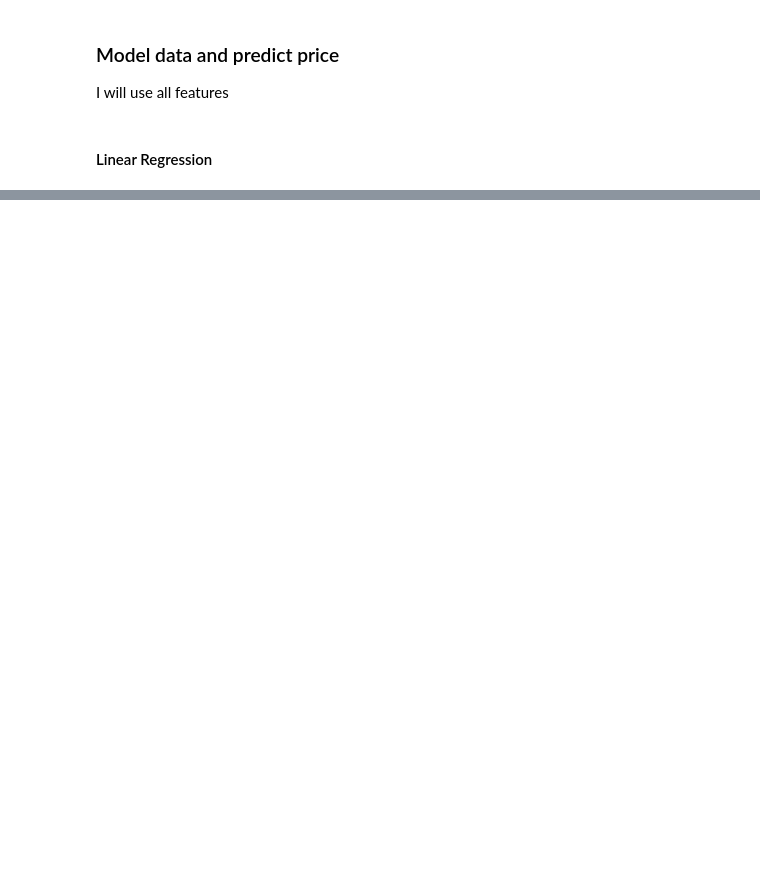
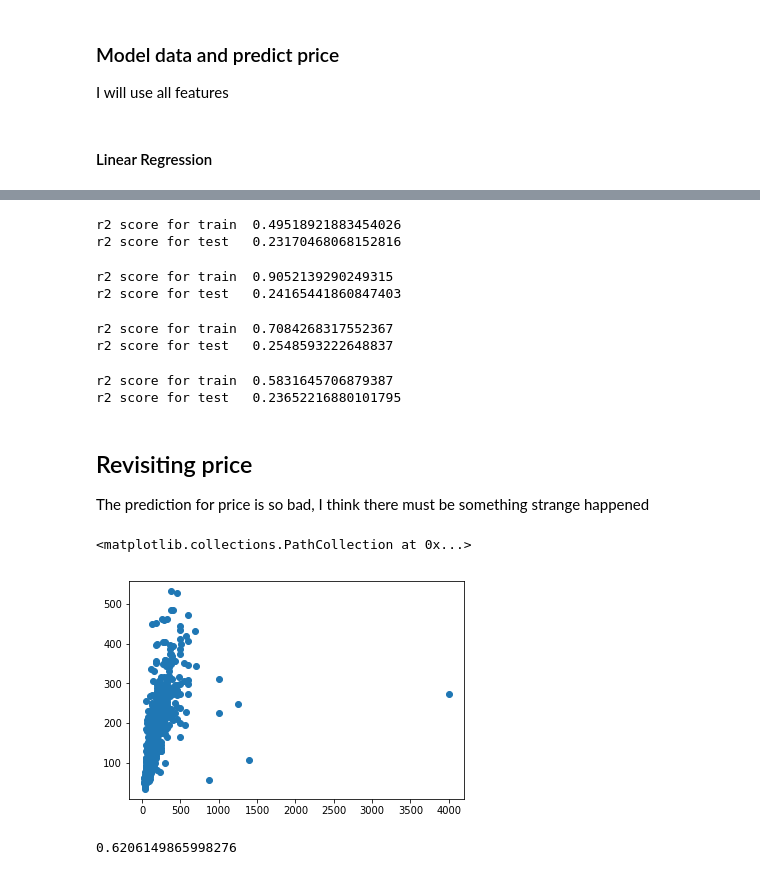
Before and after one commit to liankun/Boston_AirBNB, a Jupyter notebook: listings_ana.ipynb, the cells around one changed output, grey strips where cells are left out. Saved outputs shown, nothing was run; the diff lists cells and outputs as text; code cells hidden in the pictures; blank space fills up the shorter version.

```diff
--- a/listings ana.ipynb
+++ b/listings_ana.ipynb
@@ -1198,0 +1119,8 @@ plt.scatter(y_test,ada_reg_test_predict)
+# %%
+#t set alpha=1
+las_rg = Lasso(alpha=1)
+las_rg.fit(X_train,y_train)
+las_rg_train_predict = las_rg.predict(X_train)
+las_rg_test_predict = las_rg.predict(X_test)
+print("r2 score for train: ",r2_score(y_train,las_rg_train_predict))
+print("r2 score for test: ",r2_score(y_test,las_rg_test_predict))
@@ -1198,0 +1136,58 @@ plt.scatter(y_test,ada_reg_test_predict)
+# %%
+#decision tree
+dec_tree = DecisionTreeRegressor(random_state=0,min_samples_split=64, min_samples_leaf=8)
+dec_tree.fit(X_train,y_train)
+dec_tree_train_predict = dec_tree.predict(X_train)
+dec_tree_test_predict = dec_tree.predict(X_test)
+print("r2 score for train ",r2_score(y_train,dec_tree_train_predict))
+print("r2 score for test  ",r2_score(y_test,dec_tree_test_predict))
+# %% [output]
+r2 score for train  0.49518921883454026
+r2 score for test   0.23170468068152816
+# %%
+#ada boost
+ada_reg = AdaBoostRegressor(base_estimator=DecisionTreeRegressor(max_depth=8),learning_rate=0.5,n_estimators=70)
+ada_reg.fit(X_train,y_train)
+ada_reg_train_predict = ada_reg.predict(X_train)
+ada_reg_test_predict = ada_reg.predict(X_test)
+print("r2 score for train ",r2_score(y_train,ada_reg_train_predict))
+print("r2 score for test  ",r2_score(y_test,ada_reg_test_predict))
+# %% [output]
+r2 score for train  0.9052139290249315
+r2 score for test   0.24165441860847403
+# %%
+#let's try random forest
+rad_f_reg = RandomForestRegressor(n_estimators=60,min_samples_split=6,min_samples_leaf=4)
+rad_f_reg.fit(X_train,y_train)
+rad_f_reg_train_predict = rad_f_reg.predict(X_train)
+rad_f_reg_test_predict = rad_f_reg.predict(X_test)
+print("r2 score for train ",r2_score(y_train,rad_f_reg_train_predict))
+print("r2 score for test  ",r2_score(y_test,rad_f_reg_test_predict))
+# %% [output]
+r2 score for train  0.7084268317552367
+r2 score for test   0.2548593222648837
+# %%
+gb_reg =GradientBoostingRegressor(n_estimators=50,learning_rate=0.1,min_samples_split=6,min_samples_leaf=4)
+gb_reg.fit(X_train,y_train)
+gb_reg_train_predict = gb_reg.predict(X_train)
+gb_reg_test_predict = gb_reg.predict(X_test)
+print("r2 score for train ",r2_score(y_train,gb_reg_train_predict))
+print("r2 score for test  ",r2_score(y_test,gb_reg_test_predict))
+# %% [output]
+r2 score for train  0.5831645706879387
+r2 score for test   0.23652216880101795
+# %% [markdown]
+## Revisiting price
+The prediction for price is so bad, I think there must be something strange happened
+# %%
+#let's first plot the prediction vs true
+plt.scatter(y_test,rad_f_reg_test_predict)
+# %% [output]
+<matplotlib.collections.PathCollection at 0x...>
+[figure, added]
+# %%
+#it looks like we have good agreement  for price < 600
+#the r2 score looks better for the price <600
+r2_score(y_test[y_test<600],rad_f_reg_test_predict[y_test<600])
+# %% [output]
+0.6206149865998276
```
Also changed, not shown: parts of 88 cells of this notebook, 3 other files.
